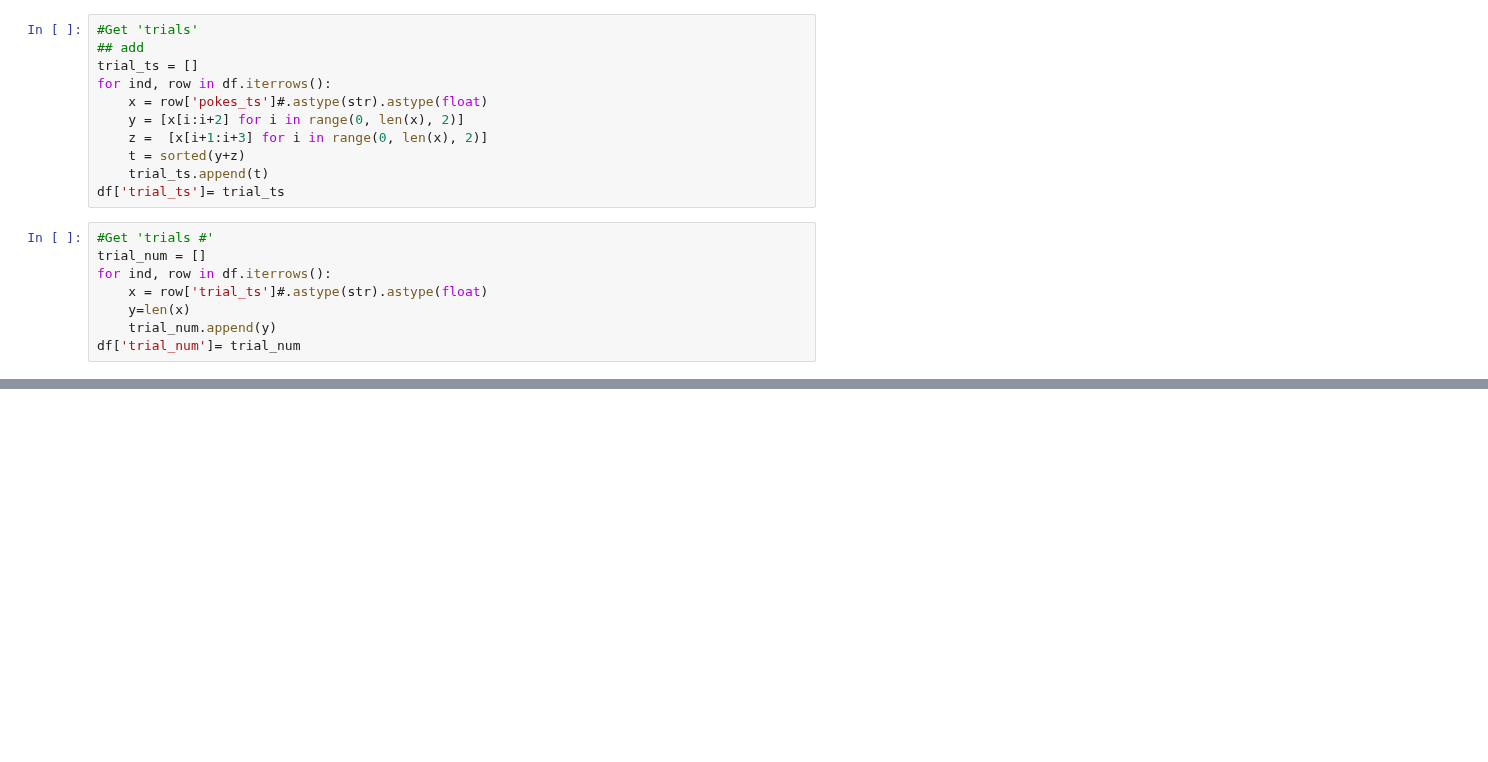
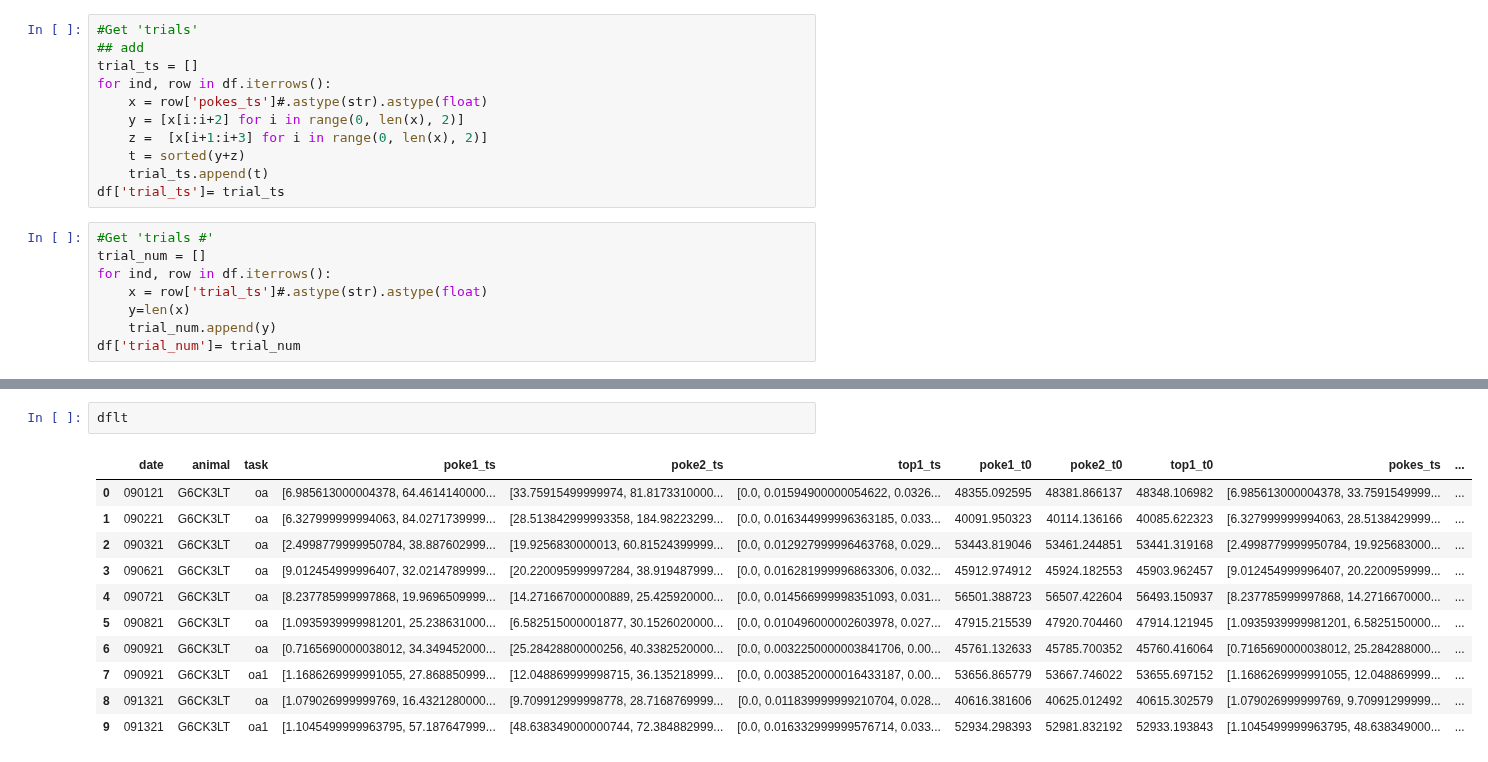
Before and after one commit to nielllab/FreelyMovingEphys, a Jupyter notebook: project_analysis/object_avoidance/oa_performance.ipynb, the cells around one changed output, grey strips where cells are left out. Saved outputs shown, nothing was run; the diff lists cells and outputs as text; blank space fills up the shorter version.

```diff
--- a/project_analysis/object_avoidance/oa_performance.ipynb
+++ b/project_analysis/object_avoidance/oa_performance.ipynb
@@ -152,0 +172,14 @@ df
+# %%
+dflt
+# %% [output]
+|  | date | animal | task | poke1_ts | poke2_ts | top1_ts | poke1_t0 | poke2_t0 | top1_t0 | pokes_ts | ... |
+| 0 | 090121 | G6CK3LT | oa | [6.985613000004378, 64.4614140000... | [33.75915499999974, 81.8173310000... | [0.0, 0.01594900000054622, 0.0326... | 48355.092595 | 48381.866137 | 48348.106982 | [6.985613000004378, 33.7591549999... | ... |
+| 1 | 090221 | G6CK3LT | oa | [6.327999999994063, 84.0271739999... | [28.513842999993358, 184.98223299... | [0.0, 0.016344999996363185, 0.033... | 40091.950323 | 40114.136166 | 40085.622323 | [6.327999999994063, 28.5138429999... | ... |
+| 2 | 090321 | G6CK3LT | oa | [2.4998779999950784, 38.887602999... | [19.9256830000013, 60.81524399999... | [0.0, 0.012927999996463768, 0.029... | 53443.819046 | 53461.244851 | 53441.319168 | [2.4998779999950784, 19.925683000... | ... |
+| 3 | 090621 | G6CK3LT | oa | [9.012454999996407, 32.0214789999... | [20.220095999997284, 38.919487999... | [0.0, 0.016281999996863306, 0.032... | 45912.974912 | 45924.182553 | 45903.962457 | [9.012454999996407, 20.2200959999... | ... |
+| 4 | 090721 | G6CK3LT | oa | [8.237785999997868, 19.9696509999... | [14.271667000000889, 25.425920000... | [0.0, 0.014566999998351093, 0.031... | 56501.388723 | 56507.422604 | 56493.150937 | [8.237785999997868, 14.2716670000... | ... |
+| 5 | 090821 | G6CK3LT | oa | [1.0935939999981201, 25.238631000... | [6.582515000001877, 30.1526020000... | [0.0, 0.010496000002603978, 0.027... | 47915.215539 | 47920.704460 | 47914.121945 | [1.0935939999981201, 6.5825150000... | ... |
+| 6 | 090921 | G6CK3LT | oa | [0.7165690000038012, 34.349452000... | [25.28428800000256, 40.3382520000... | [0.0, 0.0032250000003841706, 0.00... | 45761.132633 | 45785.700352 | 45760.416064 | [0.7165690000038012, 25.284288000... | ... |
+| 7 | 090921 | G6CK3LT | oa1 | [1.1686269999991055, 27.868850999... | [12.048869999998715, 36.135218999... | [0.0, 0.0038520000016433187, 0.00... | 53656.865779 | 53667.746022 | 53655.697152 | [1.1686269999991055, 12.048869999... | ... |
+| 8 | 091321 | G6CK3LT | oa | [1.079026999999769, 16.4321280000... | [9.709912999998778, 28.7168769999... | [0.0, 0.011839999999210704, 0.028... | 40616.381606 | 40625.012492 | 40615.302579 | [1.079026999999769, 9.70991299999... | ... |
+| 9 | 091321 | G6CK3LT | oa1 | [1.1045499999963795, 57.187647999... | [48.638349000000744, 72.384882999... | [0.0, 0.016332999999576714, 0.033... | 52934.298393 | 52981.832192 | 52933.193843 | [1.1045499999963795, 48.638349000... | ... |
```
Also changed, not shown: parts of 15 cells of this notebook, 1 other file.
